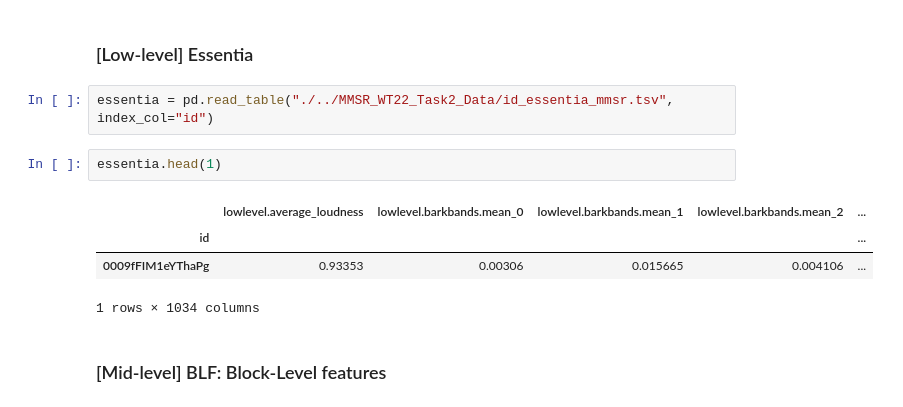
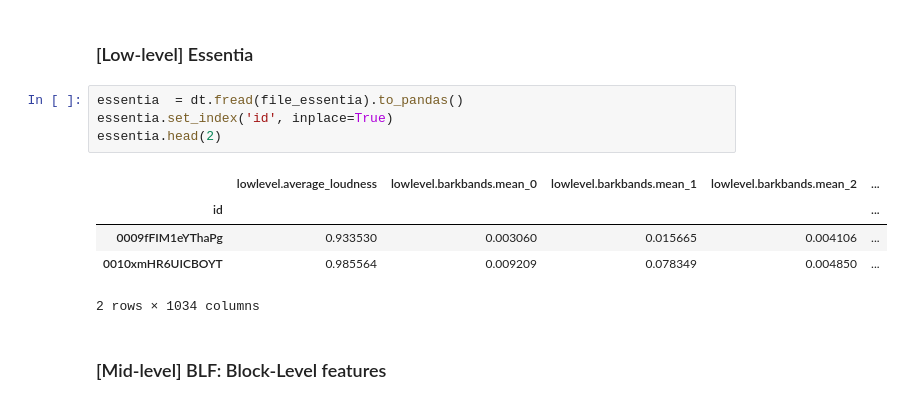
Before and after one commit to mmosc/MMSR, a Jupyter notebook: project/StatisticalDataAnalysis.ipynb, the cells around one changed output. Drawn from its saved outputs; the diff is of its cells as text.

```diff
--- a/project/StatisticalDataAnalysis.ipynb
+++ b/project/StatisticalDataAnalysis.ipynb
@@ -70,14 +52,15 @@ bert.head(1)
 ## Audio features
 # %% [markdown]
 ### [Low-level] Essentia
-# %%
-essentia = pd.read_table("./../MMSR_WT22_Task2_Data/id_essentia_mmsr.tsv", index_col="id")
-# %%
-essentia.head(1)
-# %% [output]
-|  | lowlevel.average_loudness | lowlevel.barkbands.mean_0 | lowlevel.barkbands.mean_1 | lowlevel.barkbands.mean_2 | ... |
-| id |  |  |  |  | ... |
-| 0009fFIM1eYThaPg | 0.93353 | 0.00306 | 0.015665 | 0.004106 | ... |
-1 rows × 1034 columns
+# %%
+essentia  = dt.fread(file_essentia).to_pandas()
+essentia.set_index('id', inplace=True)
+essentia.head(2)
+# %% [output]
+|  | lowlevel.average_loudness | lowlevel.barkbands.mean_0 | lowlevel.barkbands.mean_1 | lowlevel.barkbands.mean_2 | ... |
+| id |  |  |  |  | ... |
+| 0009fFIM1eYThaPg | 0.933530 | 0.003060 | 0.015665 | 0.004106 | ... |
+| 0010xmHR6UICBOYT | 0.985564 | 0.009209 | 0.078349 | 0.004850 | ... |
+2 rows × 1034 columns
 # %% [markdown]
 ### [Mid-level] BLF: Block-Level features
```
Also changed, not shown: parts of 30 cells of this notebook, 5 other files.
